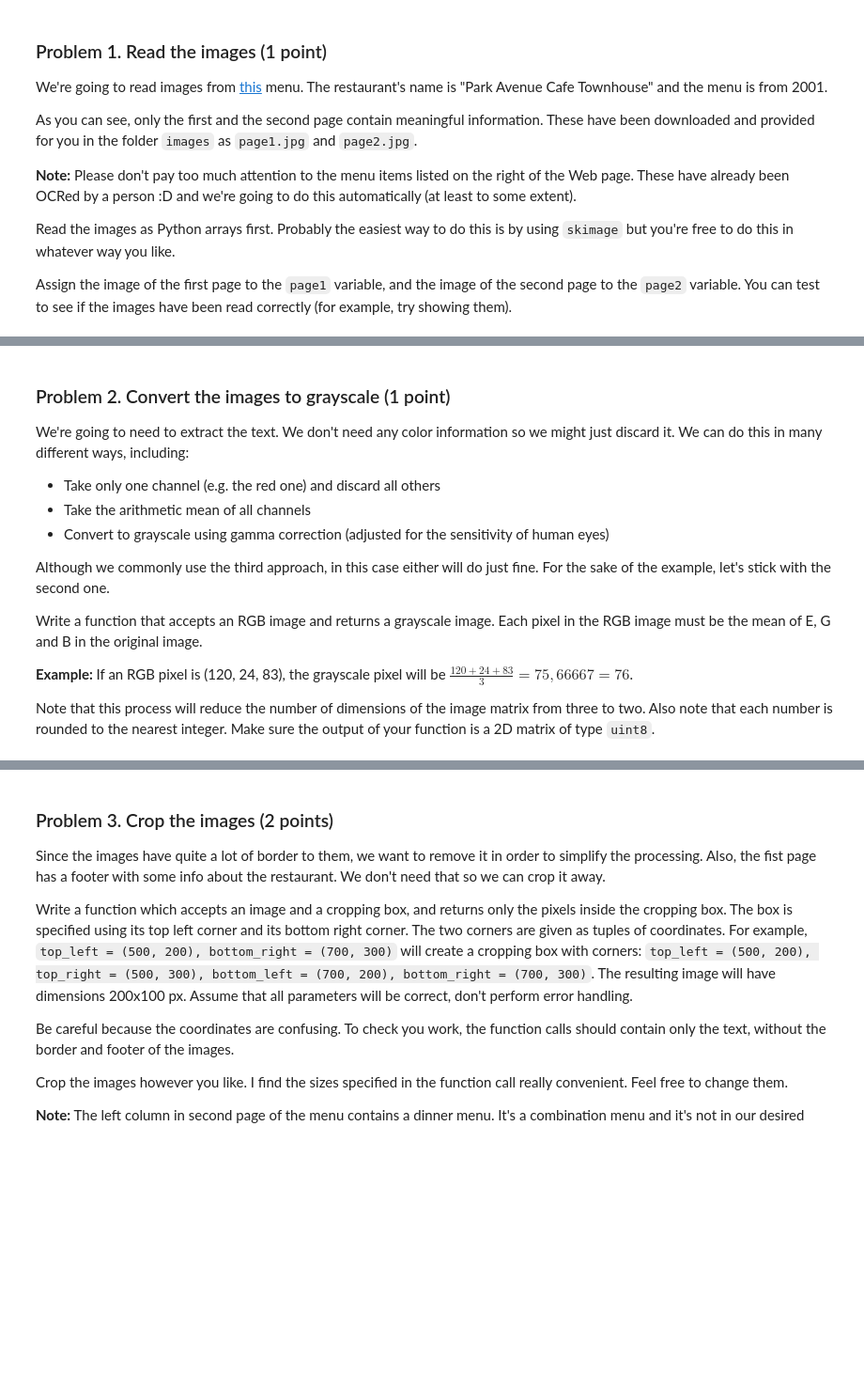
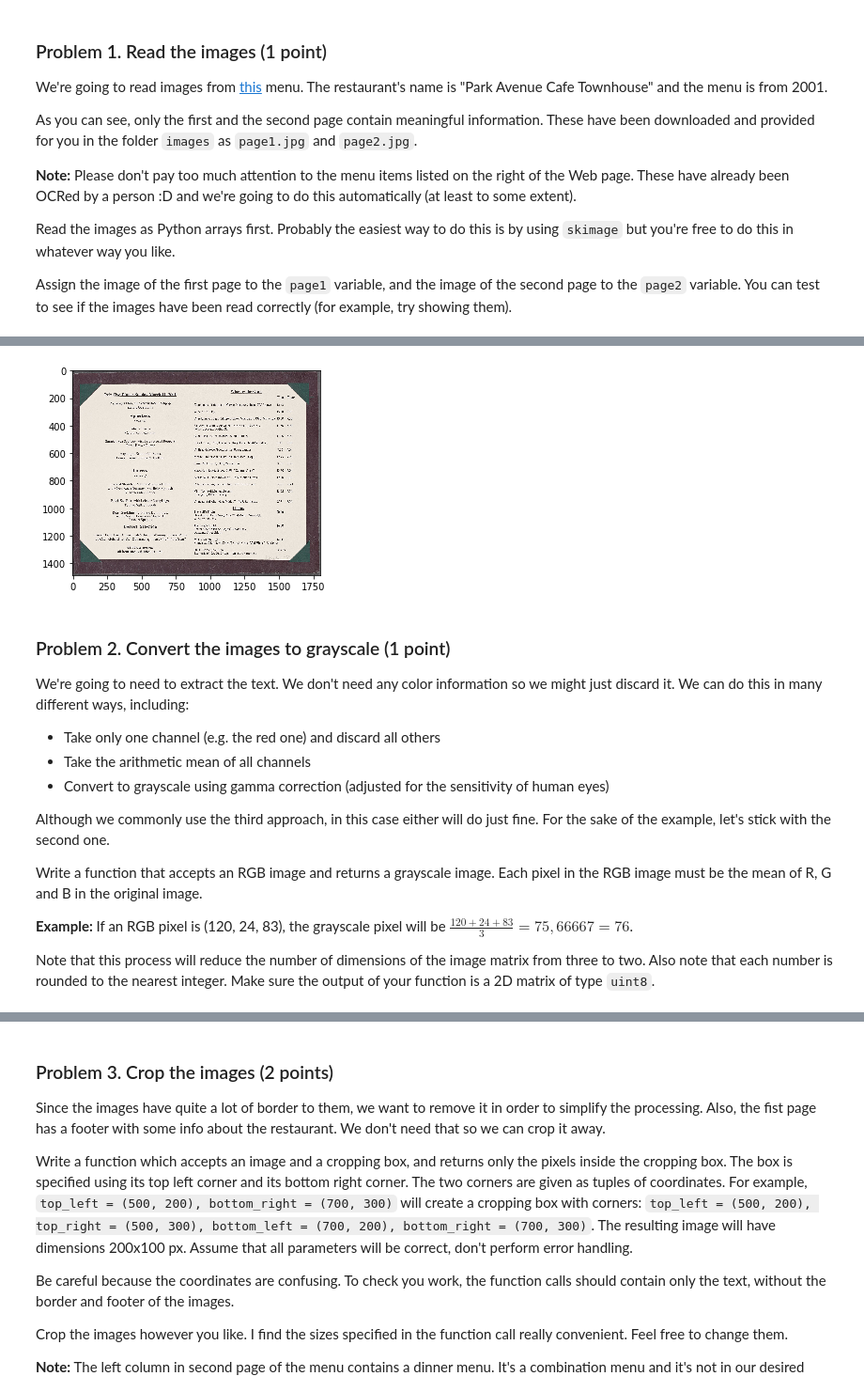
Before and after one commit to teodora-petkova/artificial-intelligence-course, a Jupyter notebook: Data-Science/Labs/03. Working-with-Images-and-Text-Lab/Working with Images and Text Lab.ipynb, the cells around one changed output, grey strips where cells are left out. Shown at 94% size. Saved outputs shown, nothing was run; the diff lists cells and outputs as text; code cells hidden in the pictures; blank space fills up the shorter version.

```diff
--- a/Data-Science/Labs/03. Working-with-Images-and-Text-Lab/Working with Images and Text Lab.ipynb
+++ b/Data-Science/Labs/03. Working-with-Images-and-Text-Lab/Working with Images and Text Lab.ipynb
@@ -43,3 +52,8 @@ raise NotImplementedError()
+# %%
+plt.imshow(page2)
+plt.show()
+# %% [output]
+[figure, added]
 # %%
 assert_is_not_none(page1)
 assert_is_not_none(page2)
@@ -52,7 +66,7 @@ We're going to need to extract the text. We don't need any color information so
 
 Although we commonly use the third approach, in this case either will do just fine. For the sake of the example, let's stick with the second one.
 
-Write a function that accepts an RGB image and returns a grayscale image. Each pixel in the RGB image must be the mean of E, G and B in the original image.
+Write a function that accepts an RGB image and returns a grayscale image. Each pixel in the RGB image must be the mean of R, G and B in the original image.
 
 **Example:** If an RGB pixel is (120, 24, 83), the grayscale pixel will be $\frac{120 + 24 + 83}{3} = 75,66667 = 76$.
 
```
Also changed, not shown: parts of 23 cells of this notebook, 3 other files.
